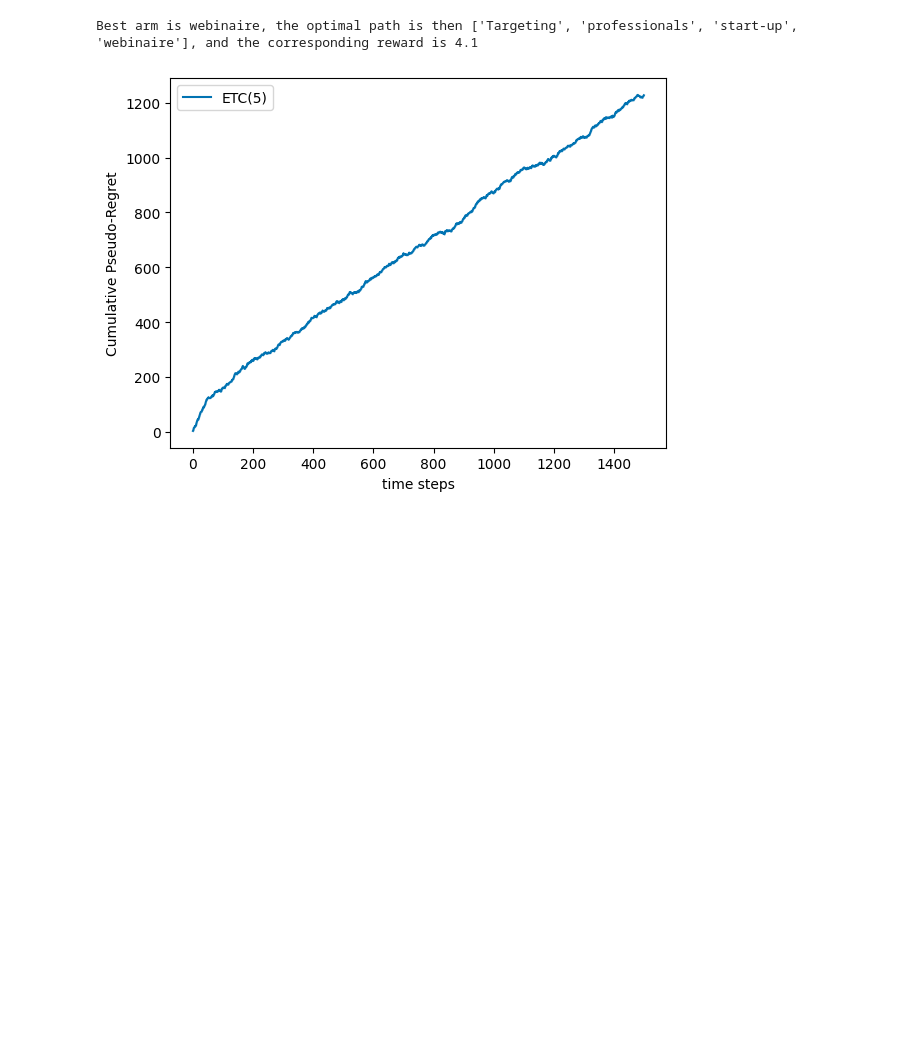
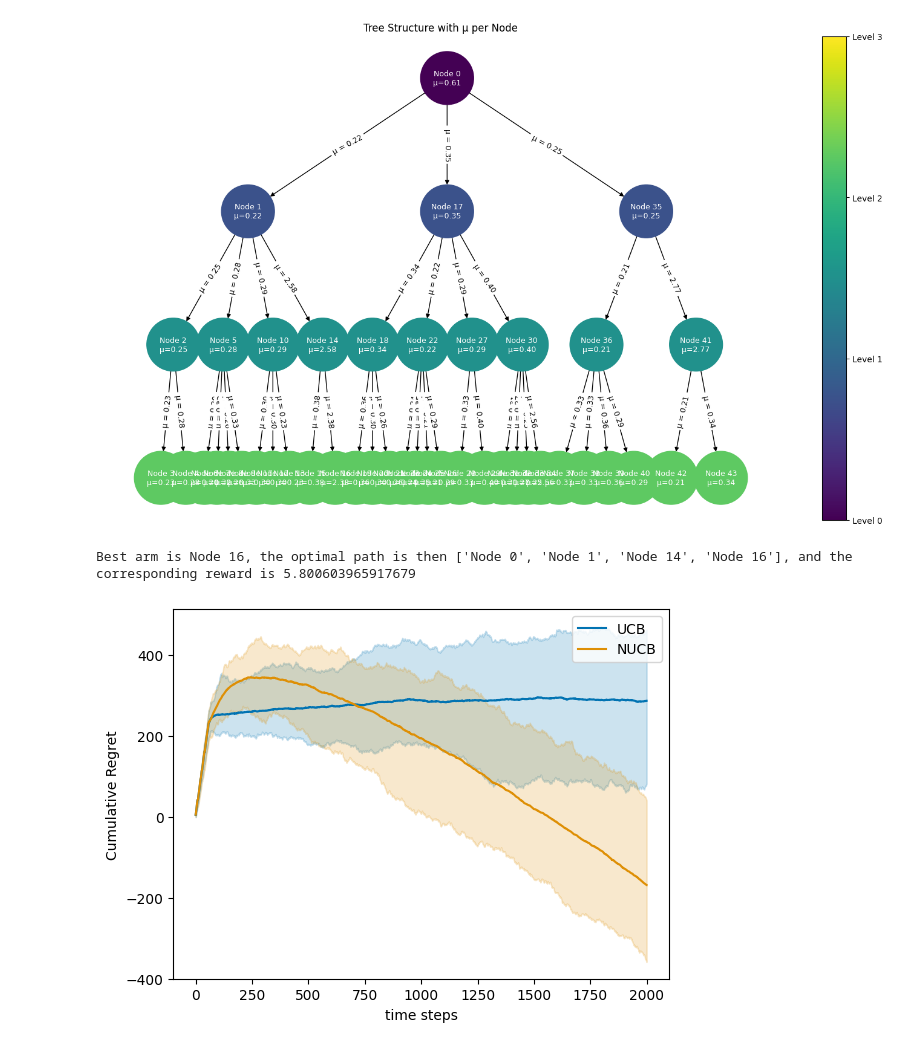
Before and after one commit to AugustinCablant/CRITEO-INTERNSHIP, a Jupyter notebook: create_environment.ipynb, the cells around one changed output. Cells and saved outputs as stored; diff of their text form; code cells hidden in the pictures; blank space fills up the shorter version.

Commit message:
do some experiments

```diff
--- a/create_environment.ipynb
+++ b/create_environment.ipynb
@@ -771,27 +704,30 @@ def plot_regret(regrets, logscale = False, lb = None, q = 10, save_pdf = None):
 # %%
-T = 1500  # Finite Horizon
-N = 1  # Monte Carlo simulations
+T = 2000  # Finite Horizon
+N = 50  # Monte Carlo simulations
 q = 10  #choice of percentile display
 mus = [0,
-       [0.8, 2.3],  # Layer 1
-       [[0.1, 0.4], [0.9, 0.6]],  # Layer 2
-       [[[0.01, 0.1, 0.11, 0.12], [0.2, 0.5]], [[0.9, 0.25], [0.4, 0.1]]]] # Layer 3
+       [1.6, 2.7, 1.5],  # Layer 1
+       [[0.3, 0.4], [0.9, 0.6], [0.6, 0.1, 0.4]],  # Layer 2
+       [[[0.1, 0.3, 0.11, 0.32], [0.2, 0.8]], [[0.9, 0.25], [0.4, 0.1]], [[0.1, 0.8], [0.3, 0.03], [0.7, 0.01]]] # Layer 3
+       ]
+
 
 # Framework for the experiments
-env = StochasticEnvironment(mus)
+env = StochasticEnvironment(layers=5, min_children=1, max_children=4, p=0.1, reward_min=0.3, reward_max=2.6, var=1, seed=2025)
+env.tree.visualize_tree_mu()
 action_set = env.get_action_set()
 
 # Initialization of the agents
-new = NestedExponentialWeights(environment=env)
 ucb = UCB(action_set=action_set)
-etc = ExploreThenCommit(action_set=action_set)
 nucb = NUCB(tree=env.tree)
+#etc = ExploreThenCommit(action_set=action_set)
 
 # Run experiments
-all_data = experiment(env, [etc], Nmc=N, T=T)
+all_data = experiment(env, [ucb, nucb], Nmc=N, T=T)
 
 # Plot results
-plot_regret(regrets = all_data, logscale = False, lb = None, q = 5)
+plot_regret(regrets = all_data, logscale = False, lb = None, q = 0.5)
 # %% [output]
+[figure, new version]
-Best arm is webinaire, the optimal path is then ['Targeting', 'professionals', 'start-up', 'webinaire'], and the corresponding reward is 4.1
+Best arm is Node 16, the optimal path is then ['Node 0', 'Node 1', 'Node 14', 'Node 16'], and the corresponding reward is 5.800603965917679
-[figure, old version]
+[figure, added]
```
Also changed, not shown: parts of 19 cells of this notebook, 17 other files.
